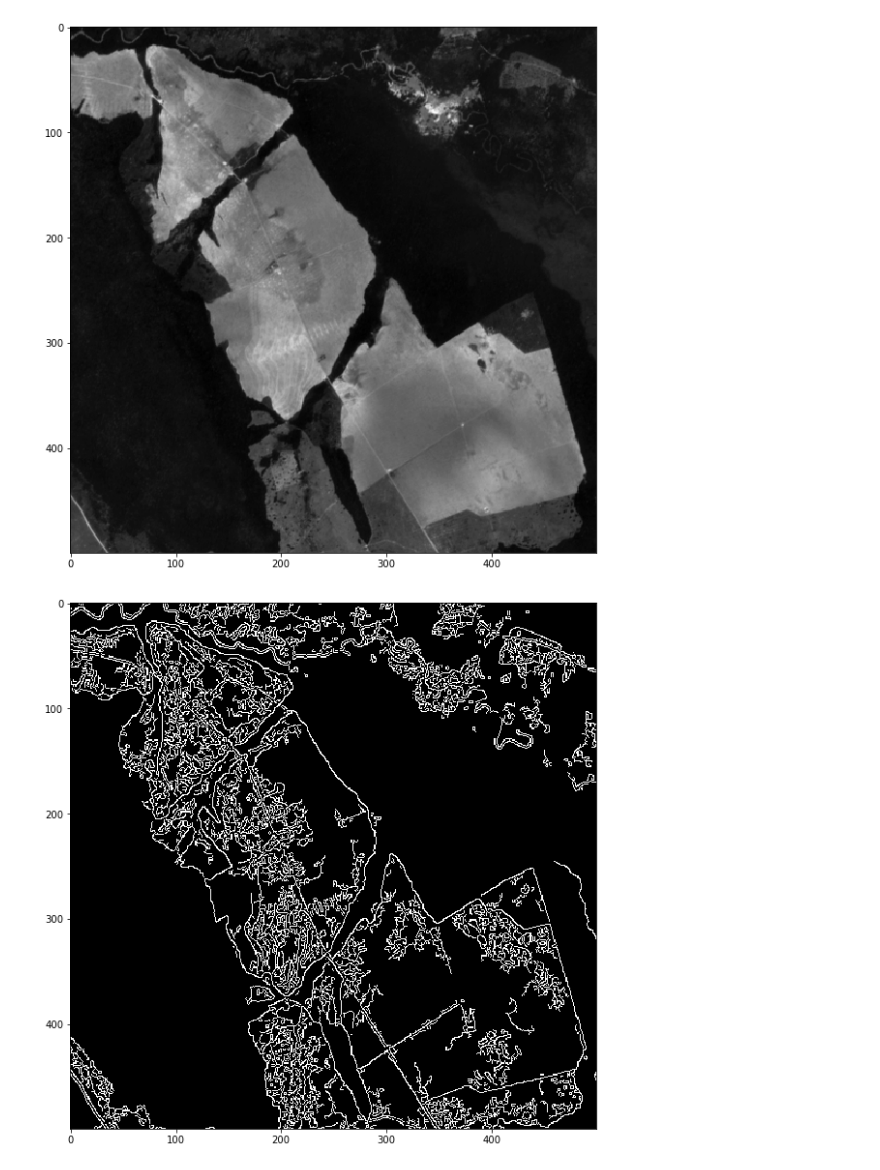
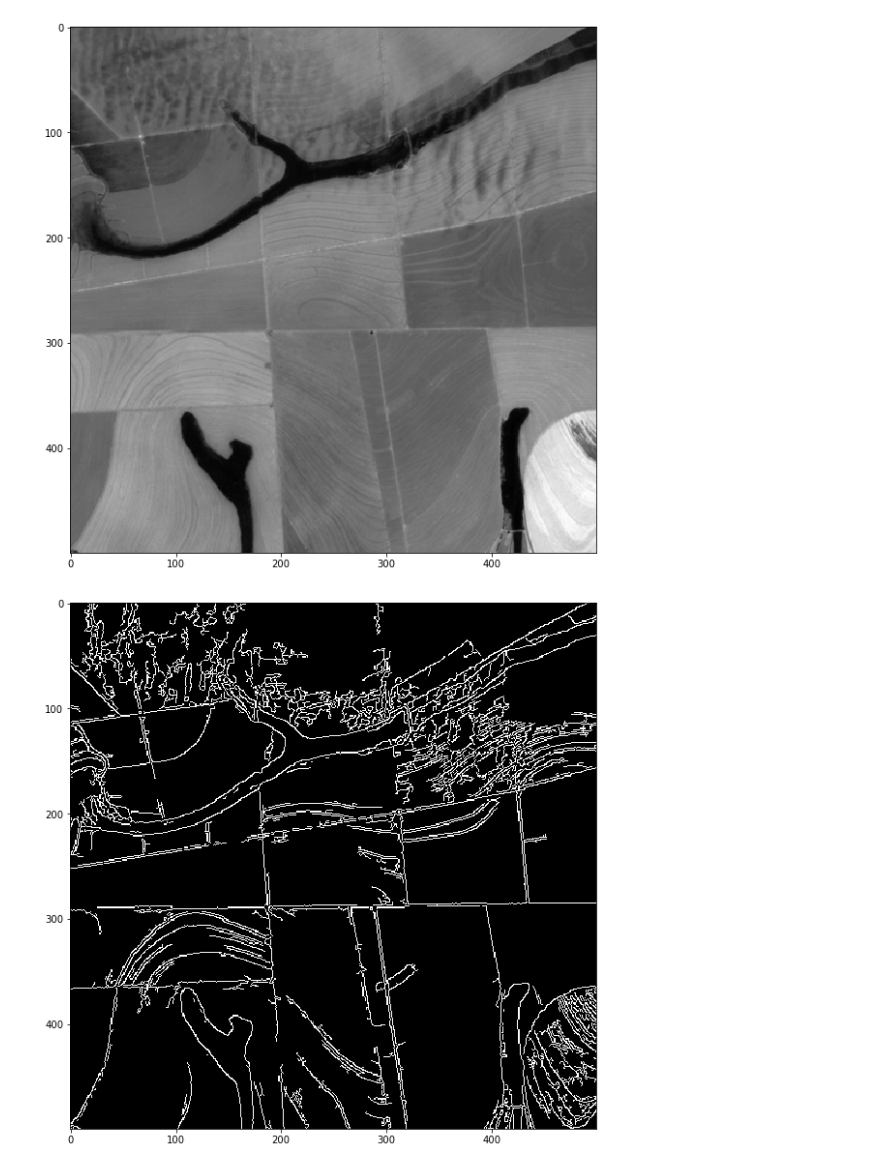
Before and after one commit to renatobanzai/banzai_image_segmentation, a Jupyter notebook: finding_polygon.ipynb, the cells around one changed output. Cells and saved outputs as stored; diff of their text form; code cells hidden in the pictures.

```diff
--- a/finding_polygon.ipynb
+++ b/finding_polygon.ipynb
@@ -9,24 +9,24 @@ sys.setrecursionlimit(25000)
 plt.rcParams['figure.figsize'] = [10, 10]
 # %%
 # raw image
-#img = cv2.imread("./data/talhao_101035/interest_b0420201015.tif", -1)
+img = cv2.imread("./data/talhao_101035/interest_b0420201015.tif", -1)
 #img = cv2.imread("./data/talhao_103330/interest_b0420201217.tif", -1)
 #img = cv2.imread("./data/talhao_100767/interest_b0420201015.tif", -1)
 #img = cv2.imread("./data/talhao_102996/interest_b0420201013.tif", -1)
-img = cv2.imread("./data/talhao_102939/interest_b0420201105.tif", -1)
+#img = cv2.imread("./data/talhao_102939/interest_b0420201105.tif", -1)
 # image converted to 8bits
 img_8bits = cv2.convertScaleAbs(img, alpha=0.03)
 
 
 img_equalized = cv2.equalizeHist(img_8bits)
 img_blur = cv2.GaussianBlur(img_8bits, (5,5), 0 )
 img_lap = cv2.Laplacian(img_8bits, cv2.CV_64F)
 img_lap = np.uint8(np.absolute(img_lap))
 
 plt.imshow(img_8bits,cmap = 'gray')
 plt.show()
 # %% [output]
-[figure, old version]
+[figure, new version]
 # %%
 def get_8bits(img_source, show=False):
     img_8bits = cv2.convertScaleAbs(img_source, alpha=0.03)
@@ -43,10 +43,30 @@ def get_edges(img_source, show=False):
     return img_edges
 
 
+def get_binary(img_source, show=False):
+    img_blank = np.copy(img_source) * 0
+    # make the image array a binary (0 background, 1 border)
+    result = ""
+    lines = len(img_blank)
+    columns = len(img_blank[0])
+    for line in range(lines):
+        for column in range(columns):
+            if img_source[line, column] > 0:
+                img_blank[line, column] = 1
+            else:
+                img_blank[line, column] = 0
+
+    if show:
+        plt.imshow(img_blank,cmap = 'gray')
+        plt.show()
+    return img_blank
+
+
 img_8bits_test = get_8bits(img, show=False)
 img_edges = get_edges(img_8bits_test, show=True)
+img_edges_binary = get_binary(img_edges, show=False)
 # %% [output]
-[figure, old version]
+[figure, new version]
 # %%
 def get_hough_lines_p(img_source,
                       rho,
```
Also changed, not shown: parts of 8 cells of this notebook.
